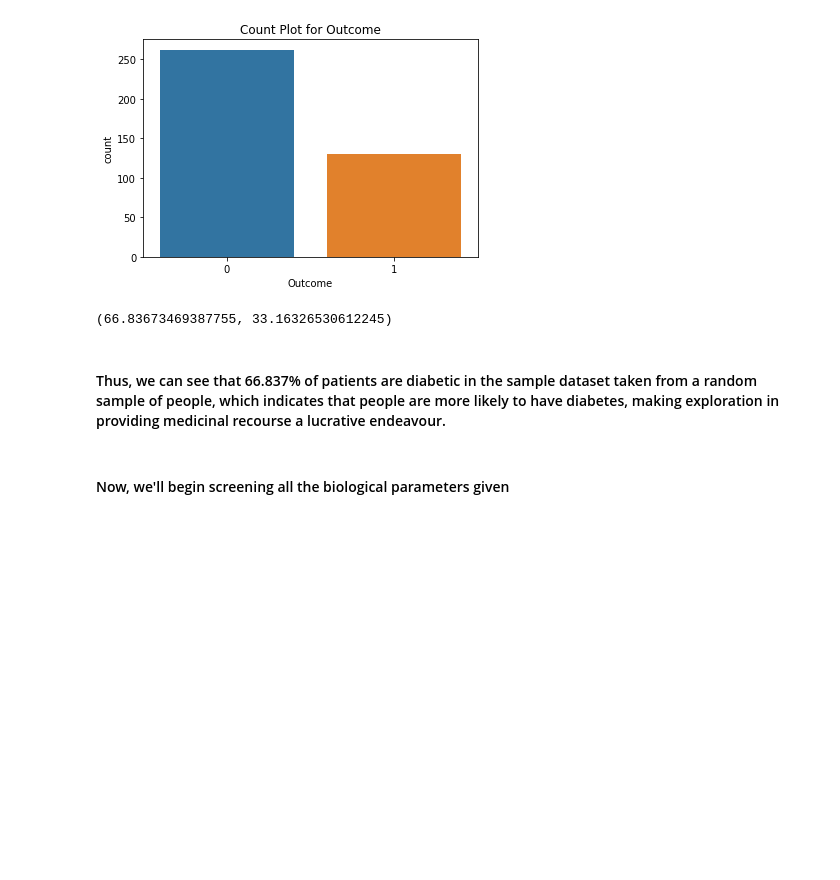
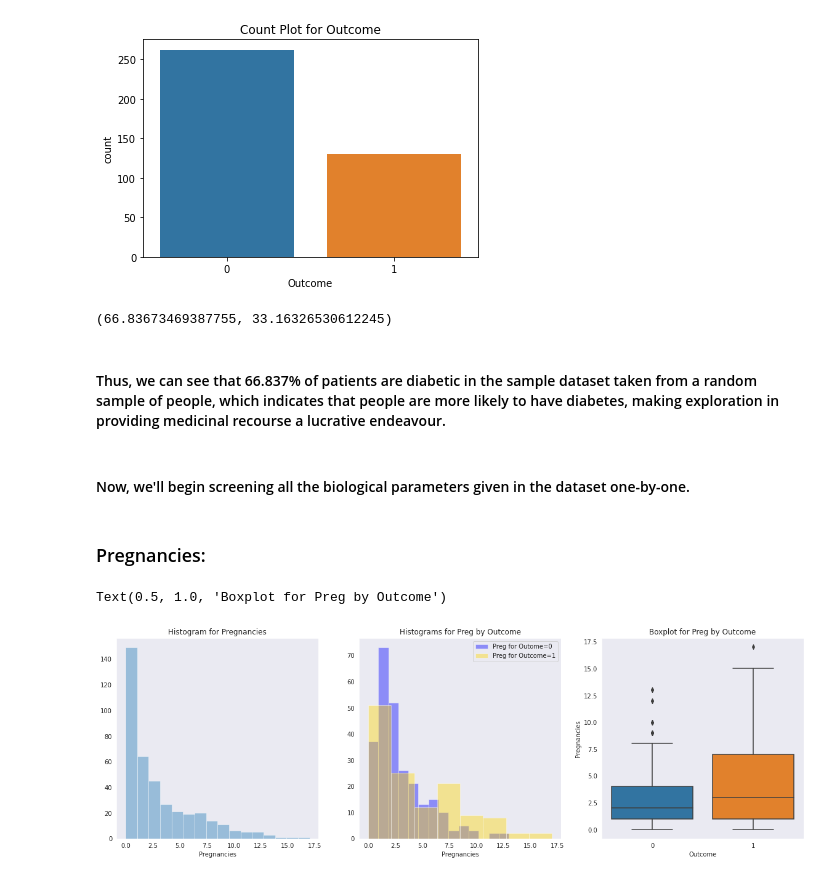
Before and after one commit to pragmatic-philosopher09/Feynn-Labs-Market-Segmentation-Internship-Task-, a Jupyter notebook: Feynn_Lab_Market_Segmentation.ipynb, the cells around one changed output. Drawn from its saved outputs; the diff is of its cells as text; code cells hidden in the pictures; blank space fills up the shorter version.

```diff
--- a/Feynn_Lab_Market_Segmentation.ipynb
+++ b/Feynn_Lab_Market_Segmentation.ipynb
@@ -188,4 +188,23 @@ PC_of_1, PC_of_0
 # %% [markdown]
 #### Thus, we can see that 66.837% of patients are diabetic in the sample dataset taken from a random sample of people, which indicates that people are more likely to have diabetes, making exploration in providing medicinal recourse a lucrative endeavour.
 # %% [markdown]
-#### Now, we'll begin screening all the biological parameters given
+#### Now, we'll begin screening all the biological parameters given in the dataset one-by-one.
+# %% [markdown]
+### Pregnancies:
+# %%
+plt.figure(figsize=(20, 6))
+plt.subplot(1,3,1)
+sns.set_style("dark")
+plt.title("Histogram for Pregnancies")
+sns.distplot(dia.Pregnancies,kde=False)
+plt.subplot(1,3,2)
+sns.distplot(dia0.Pregnancies,kde=False,color="Blue", label="Preg for Outome=0")
+sns.distplot(dia1.Pregnancies,kde=False,color = "Gold", label = "Preg for Outcome=1")
+plt.title("Histograms for Preg by Outcome")
+plt.legend()
+plt.subplot(1,3,3)
+sns.boxplot(x=dia.Outcome,y=dia.Pregnancies)
+plt.title("Boxplot for Preg by Outcome")
+# %% [output]
+Text(0.5, 1.0, 'Boxplot for Preg by Outcome')
+[figure, added]
```
